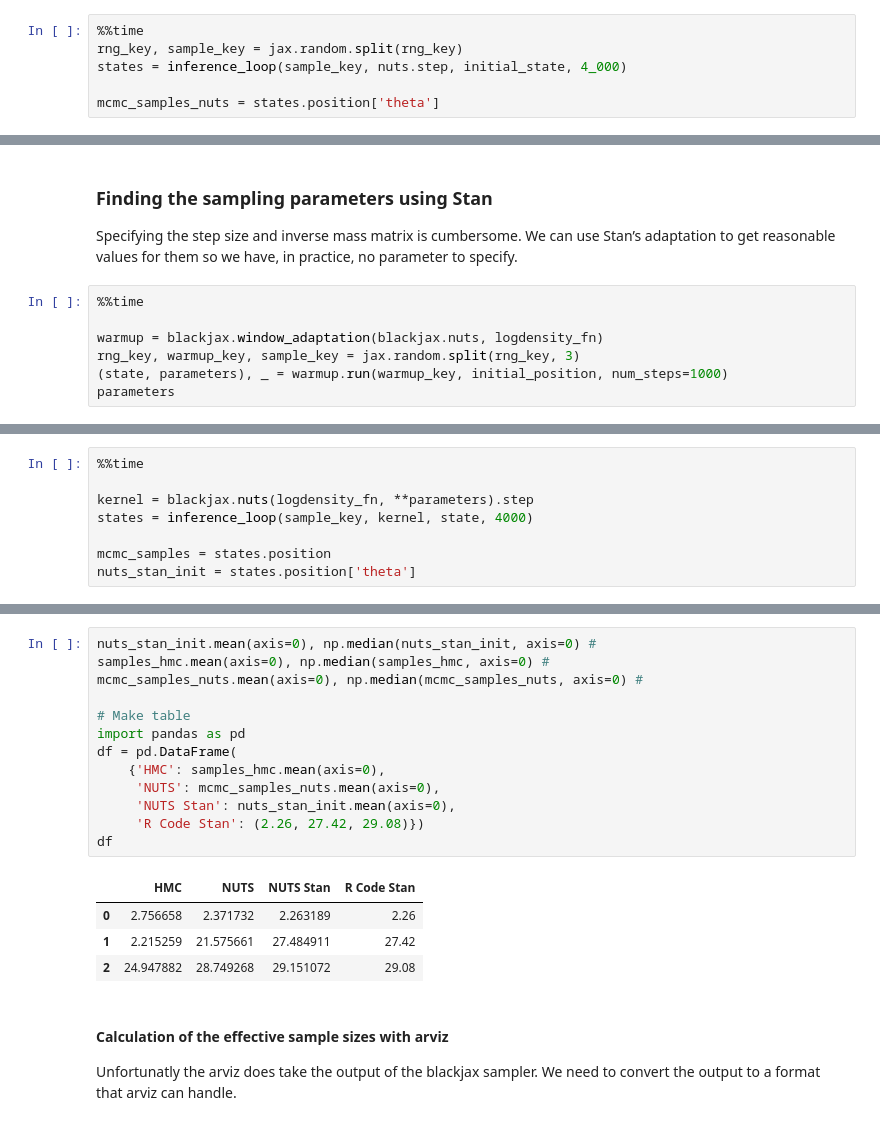
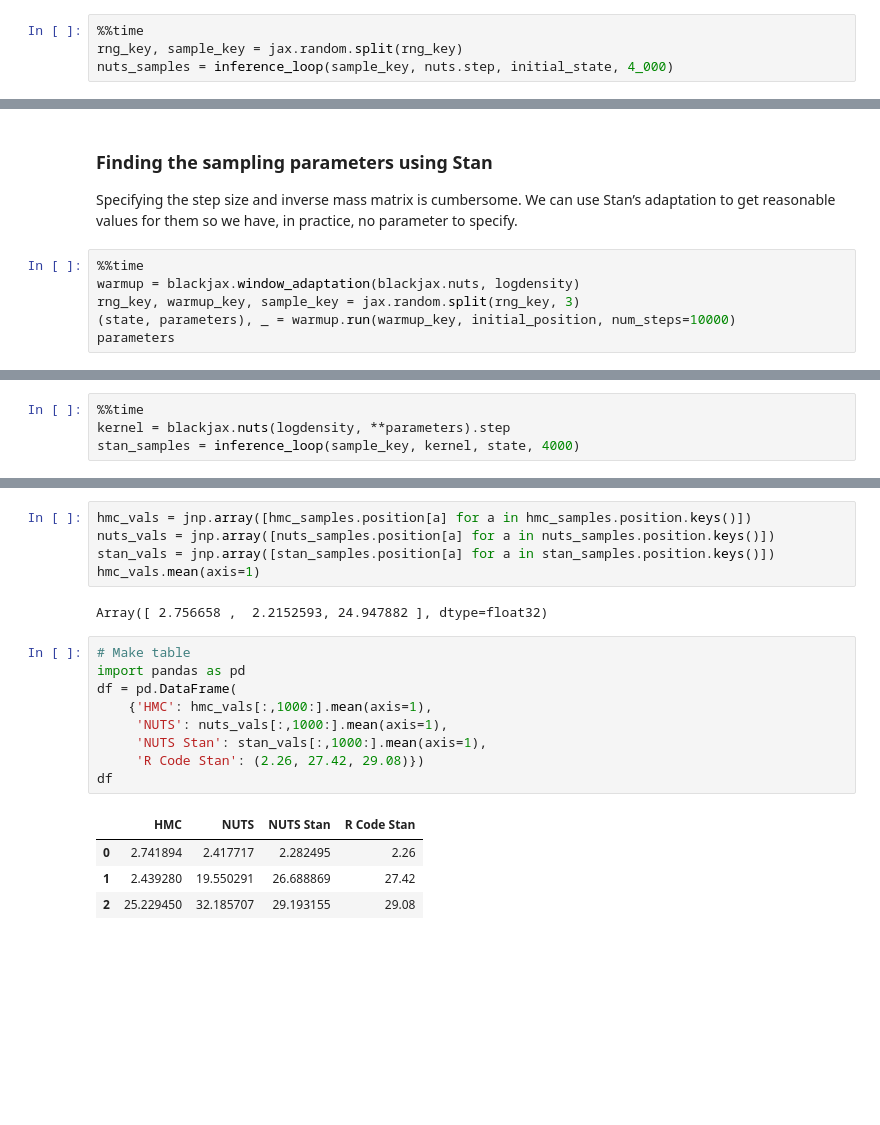
Before and after one commit to oduerr/da, a Jupyter notebook: python/hello_blackjax.ipynb, the cells around one changed output, grey strips where cells are left out. Drawn from its saved outputs; the diff is of its cells as text; blank space fills up the shorter version.

Commit message:
Changed code to use more arviz

```diff
--- a/python/hello_blackjax.ipynb
+++ b/python/hello_blackjax.ipynb
@@ -136,7 +157,5 @@ HMCState(position={'theta': Array([0., 0., 1.], dtype=float32)}, logdensity=Arra
 # %%
 %%time
 rng_key, sample_key = jax.random.split(rng_key)
-states = inference_loop(sample_key, nuts.step, initial_state, 4_000)
-
-mcmc_samples_nuts = states.position['theta']
+nuts_samples = inference_loop(sample_key, nuts.step, initial_state, 4_000)
 # %% [output]
@@ -160,9 +167,8 @@ Array([[1.1140761e-01, 3.1927535e-03, 1.3276500e+00],
 Specifying the step size and inverse mass matrix is cumbersome. We can use Stan’s adaptation to get reasonable values for them so we have, in practice, no parameter to specify.
 # %%
 %%time
-
-warmup = blackjax.window_adaptation(blackjax.nuts, logdensity_fn)
+warmup = blackjax.window_adaptation(blackjax.nuts, logdensity)
 rng_key, warmup_key, sample_key = jax.random.split(rng_key, 3)
-(state, parameters), _ = warmup.run(warmup_key, initial_position, num_steps=1000)
+(state, parameters), _ = warmup.run(warmup_key, initial_position, num_steps=10000)
 parameters
 # %% [output]
@@ -173,9 +179,5 @@ Wall time: 1.4 s
 # %%
 %%time
-
-kernel = blackjax.nuts(logdensity_fn, **parameters).step
-states = inference_loop(sample_key, kernel, state, 4000)
-
-mcmc_samples = states.position
-nuts_stan_init = states.position['theta']
+kernel = blackjax.nuts(logdensity, **parameters).step
+stan_samples = inference_loop(sample_key, kernel, state, 4000)
 # %% [output]
@@ -196,22 +198,21 @@ plt.legend()
+# %%
+hmc_vals = jnp.array([hmc_samples.position[a] for a in hmc_samples.position.keys()])
+nuts_vals = jnp.array([nuts_samples.position[a] for a in nuts_samples.position.keys()])
+stan_vals = jnp.array([stan_samples.position[a] for a in stan_samples.position.keys()])
+hmc_vals.mean(axis=1)
+# %% [output]
+Array([ 2.756658 ,  2.2152593, 24.947882 ], dtype=float32)
 # %%
-nuts_stan_init.mean(axis=0), np.median(nuts_stan_init, axis=0) #
-samples_hmc.mean(axis=0), np.median(samples_hmc, axis=0) #
-mcmc_samples_nuts.mean(axis=0), np.median(mcmc_samples_nuts, axis=0) #
-
 # Make table
 import pandas as pd
 df = pd.DataFrame(
-    {'HMC': samples_hmc.mean(axis=0),
-     'NUTS': mcmc_samples_nuts.mean(axis=0),
-     'NUTS Stan': nuts_stan_init.mean(axis=0),
+    {'HMC': hmc_vals[:,1000:].mean(axis=1),
+     'NUTS': nuts_vals[:,1000:].mean(axis=1),
+     'NUTS Stan': stan_vals[:,1000:].mean(axis=1),
      'R Code Stan': (2.26, 27.42, 29.08)})
 df
 # %% [output]
 |  | HMC | NUTS | NUTS Stan | R Code Stan |
-| 0 | 2.756658 | 2.371732 | 2.263189 | 2.26 |
-| 1 | 2.215259 | 21.575661 | 27.484911 | 27.42 |
-| 2 | 24.947882 | 28.749268 | 29.151072 | 29.08 |
+| 0 | 2.741894 | 2.417717 | 2.282495 | 2.26 |
+| 1 | 2.439280 | 19.550291 | 26.688869 | 27.42 |
+| 2 | 25.229450 | 32.185707 | 29.193155 | 29.08 |
-# %% [markdown]
-#### Calculation of the effective sample sizes with arviz
-
-Unfortunatly the arviz does take the output of the blackjax sampler. We need to convert the output to a format that arviz can handle.
```
Also changed, not shown: parts of 30 cells of this notebook, 1 other file.
